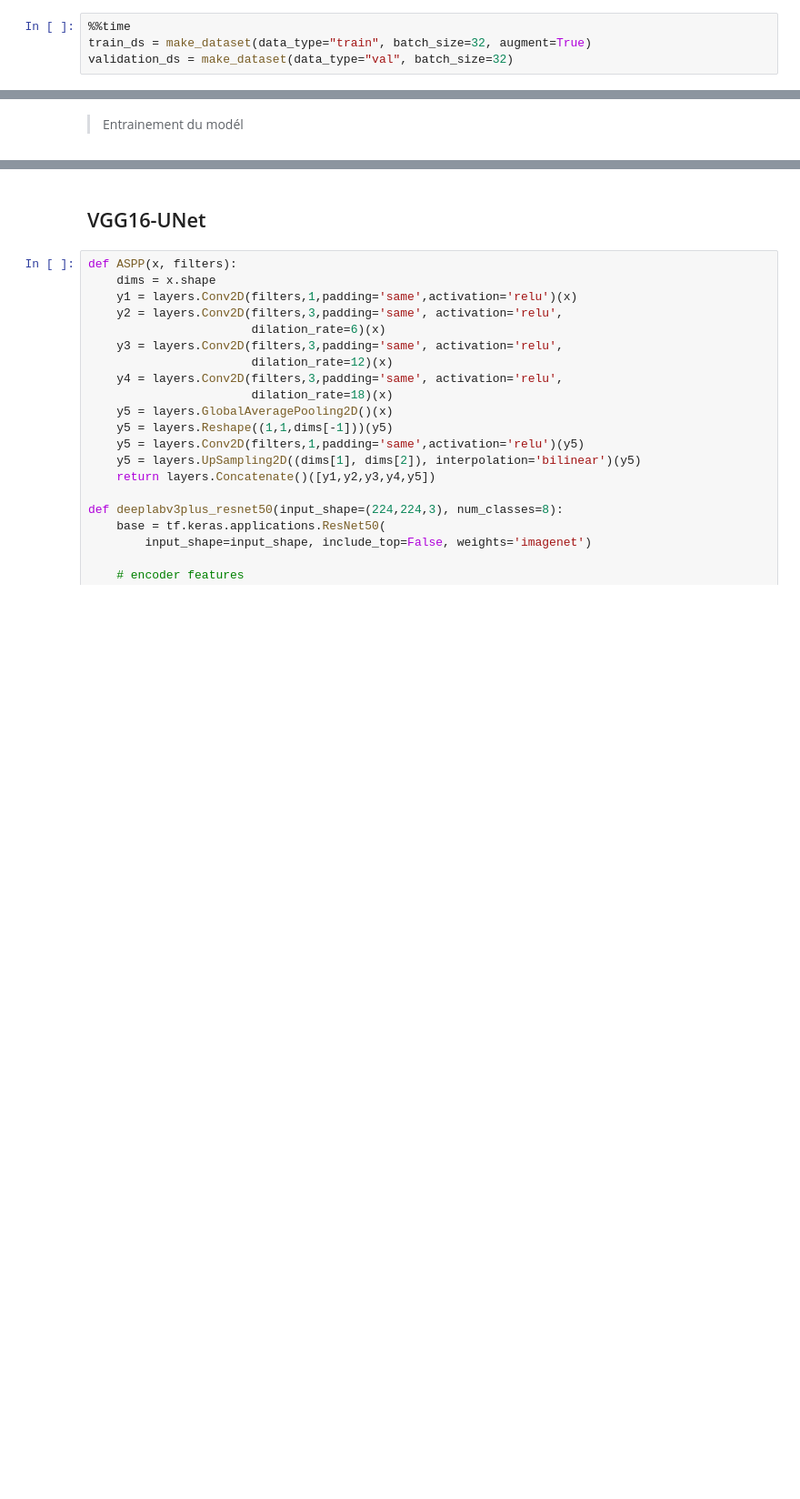
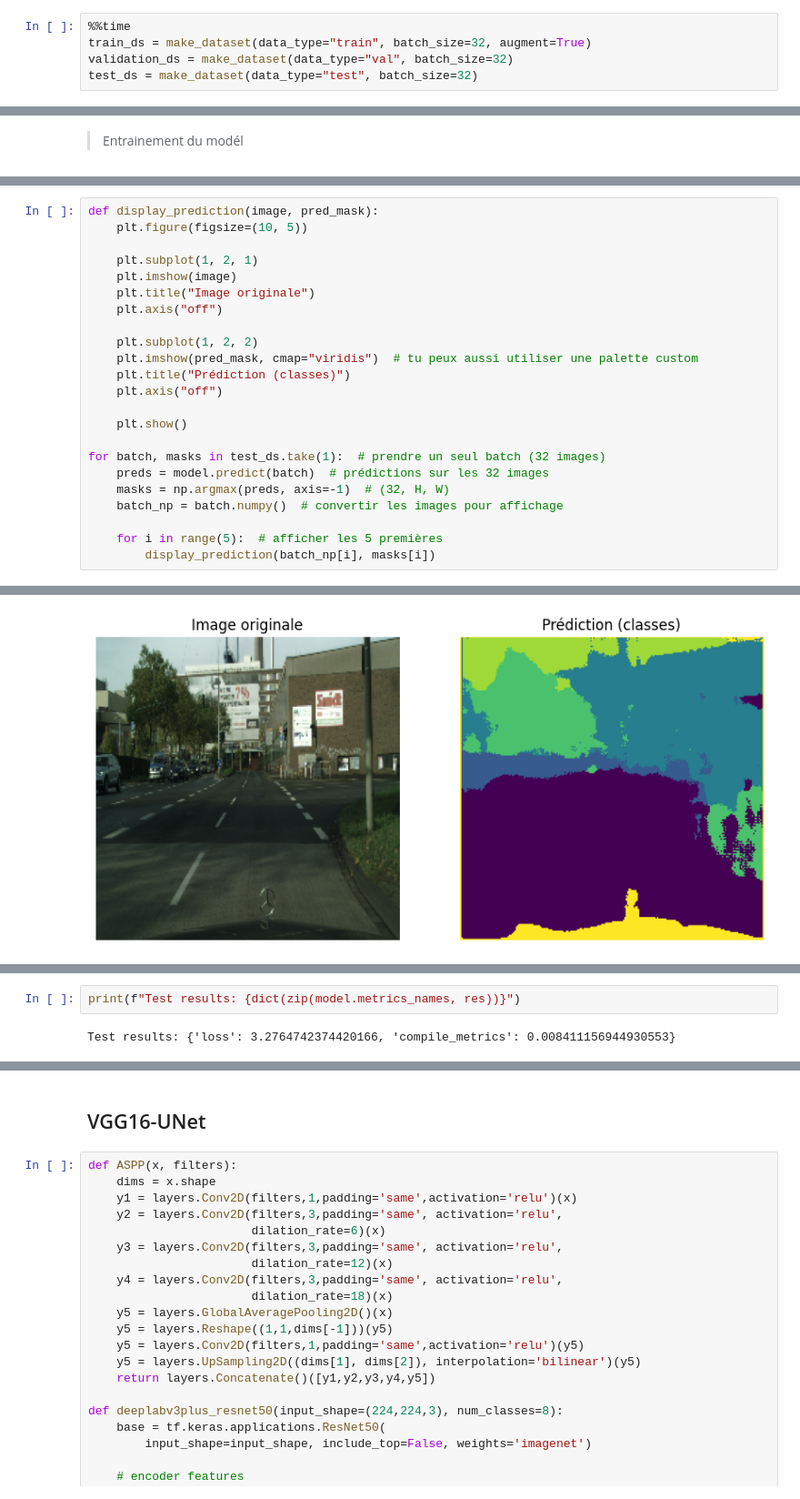
Before and after one commit to amadousysada/image-segmentation, a Jupyter notebook: p8_01_exploration_and_features_extraction.ipynb, the cells around one changed output, grey strips where cells are left out. Shown at 91% size. Cells and saved outputs as stored; diff of their text form; blank space fills up the shorter version.

```diff
--- a/p8_01_exploration_and_features_extraction.ipynb
+++ b/p8_01_exploration_and_features_extraction.ipynb
@@ -214,4 +232,5 @@ def plot_sample(ds, figsize=(14, 6), title=""):
 %%time
 train_ds = make_dataset(data_type="train", batch_size=32, augment=True)
 validation_ds = make_dataset(data_type="val", batch_size=32)
+test_ds = make_dataset(data_type="test", batch_size=32)
 # %% [output]
@@ -698,0 +760,24 @@ ValueError: Arguments `target` and `output` must have the same shape up until th
+# %%
+def display_prediction(image, pred_mask):
+    plt.figure(figsize=(10, 5))
+
+    plt.subplot(1, 2, 1)
+    plt.imshow(image)
+    plt.title("Image originale")
+    plt.axis("off")
+
+    plt.subplot(1, 2, 2)
+    plt.imshow(pred_mask, cmap="viridis")  # tu peux aussi utiliser une palette custom
+    plt.title("Prédiction (classes)")
+    plt.axis("off")
+
+    plt.show()
+
+for batch, masks in test_ds.take(1):  # prendre un seul batch (32 images)
+    preds = model.predict(batch)  # prédictions sur les 32 images
+    masks = np.argmax(preds, axis=-1)  # (32, H, W)
+    batch_np = batch.numpy()  # convertir les images pour affichage
+
+    for i in range(5):  # afficher les 5 premières
+        display_prediction(batch_np[i], masks[i])
+# %% [output]
@@ -698,0 +785 @@ ValueError: Arguments `target` and `output` must have the same shape up until th
+[figure, added]
@@ -698,0 +790,4 @@ ValueError: Arguments `target` and `output` must have the same shape up until th
+# %%
+print(f"Test results: {dict(zip(model.metrics_names, res))}")
+# %% [output]
+Test results: {'loss': 3.2764742374420166, 'compile_metrics': 0.008411156944930553}
```
Also changed, not shown: parts of 17 cells of this notebook.
